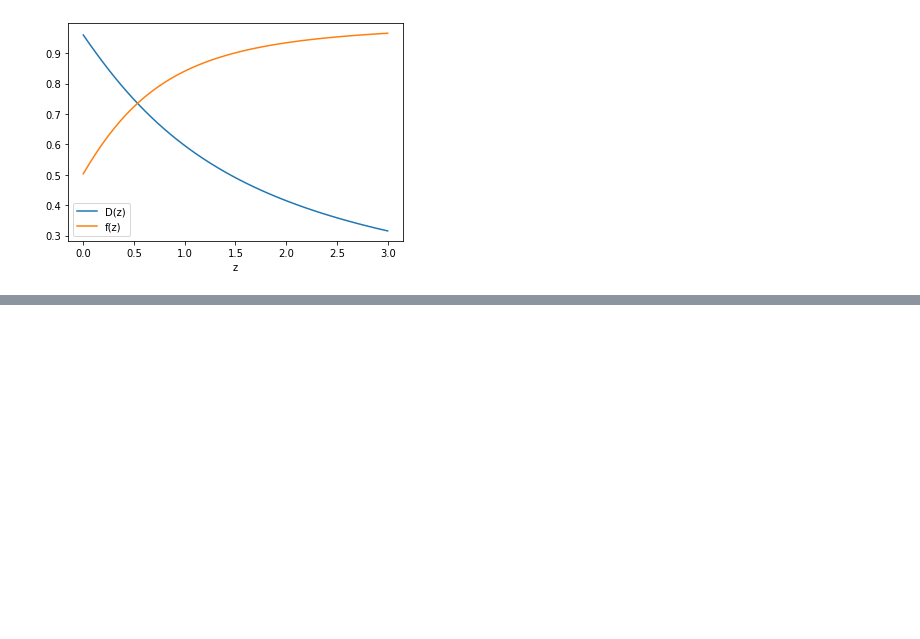
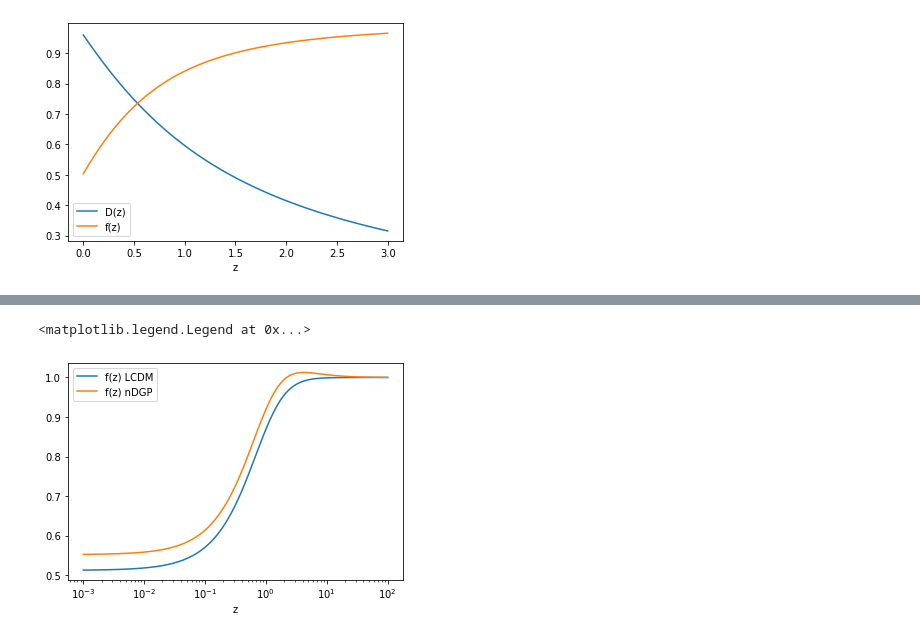
Before and after one commit to PedroCarrilho/evogrowthpy, a Jupyter notebook: evogrowthpy_test.ipynb, the cells around one changed output, grey strips where cells are left out. Cells and saved outputs as stored; diff of their text form; code cells hidden in the pictures; blank space fills up the shorter version.

```diff
--- a/evogrowthpy_test.ipynb
+++ b/evogrowthpy_test.ipynb
@@ -68,0 +86,9 @@ plt.legend()
+# %%
+plt.semilogx(z_arr,Df_arr_lcdm[:,1],label='f(z) LCDM')
+plt.semilogx(z_arr,Df_arr_ndgp[:,1],label='f(z) nDGP')
+
+plt.xlabel('z')
+plt.legend()
+# %% [output]
+<matplotlib.legend.Legend at 0x...>
+[figure, added]
```
Also changed, not shown: parts of 3 cells of this notebook, 4 other files.
